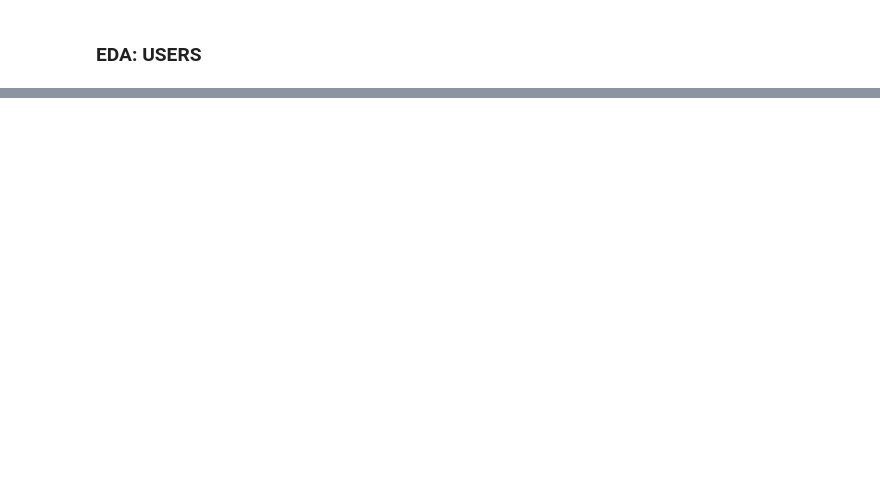
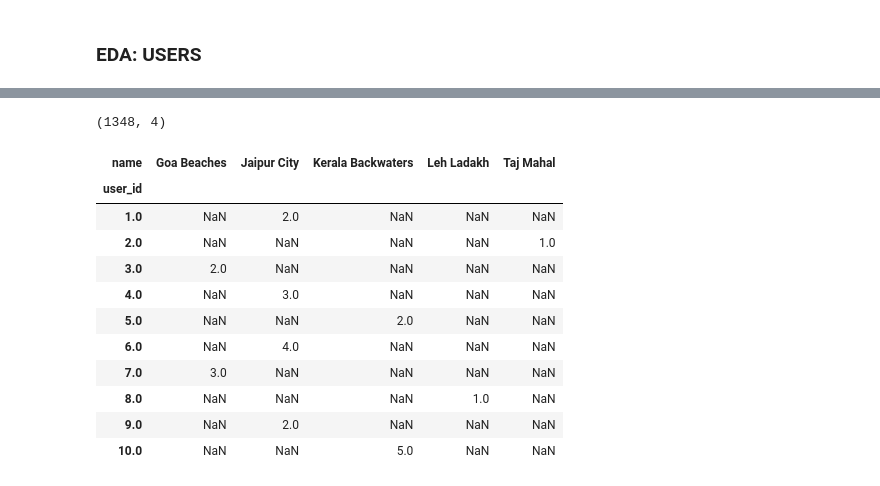
Before and after one commit to planwise-org/recommendation-system, a Jupyter notebook: reco/examples/india_model/first_iter.ipynb, the cells around one changed output, grey strips where cells are left out. Drawn from its saved outputs; the diff is of its cells as text; code cells hidden in the pictures; blank space fills up the shorter version.

```diff
--- a/reco/examples/india_model/first_iter.ipynb
+++ b/reco/examples/india_model/first_iter.ipynb
@@ -231,0 +416,6 @@ eda_users.correlation_analysis()
+# %%
+# Get the destination name and id
+
+eda_df = eda_destinations.df.iloc[:, 0:2]
+
+eda_df.columns = ['destination_id', 'name']
@@ -231,0 +438,15 @@ eda_users.correlation_analysis()
+# %%
+ratings = eda_reviews.df.iloc[:, [0, 1, 3]]
+
+ratings.columns = ['user_id', 'destination_id', 'rating']
+# %%
+# Merge Data
+
+data = pd.merge(eda_df, ratings, on='destination_id', how='left')
+
+data.head()
+# Check for missing values
+
+data.isnull().sum()
+
+data.dropna(inplace=True)
@@ -231,0 +462,20 @@ eda_users.correlation_analysis()
+# %%
+data.shape
+# %% [output]
+(1348, 4)
+# %%
+pivot_table = data.pivot_table(index=['user_id'], columns=['name'], values='rating')
+pivot_table.head(10)
+# %% [output]
+| name | Goa Beaches | Jaipur City | Kerala Backwaters | Leh Ladakh | Taj Mahal |
+| user_id |  |  |  |  |  |
+| 1.0 | NaN | 2.0 | NaN | NaN | NaN |
+| 2.0 | NaN | NaN | NaN | NaN | 1.0 |
+| 3.0 | 2.0 | NaN | NaN | NaN | NaN |
+| 4.0 | NaN | 3.0 | NaN | NaN | NaN |
+| 5.0 | NaN | NaN | 2.0 | NaN | NaN |
+| 6.0 | NaN | 4.0 | NaN | NaN | NaN |
+| 7.0 | 3.0 | NaN | NaN | NaN | NaN |
+| 8.0 | NaN | NaN | NaN | 1.0 | NaN |
+| 9.0 | NaN | 2.0 | NaN | NaN | NaN |
+| 10.0 | NaN | NaN | 5.0 | NaN | NaN |
```
Also changed, not shown: parts of 17 cells of this notebook.
